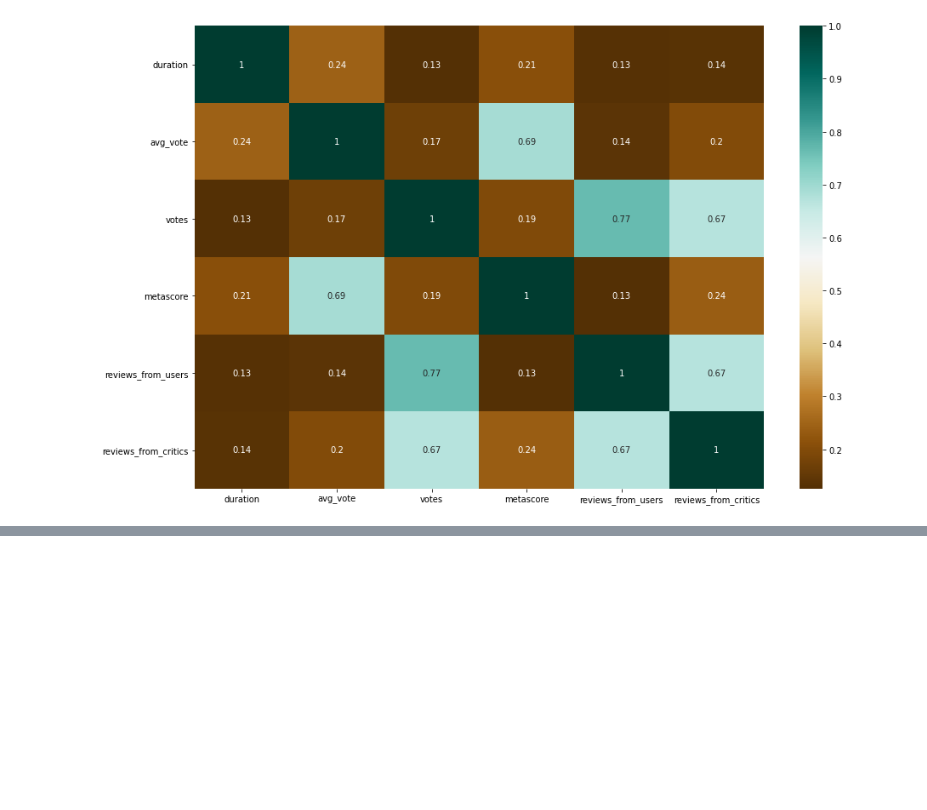
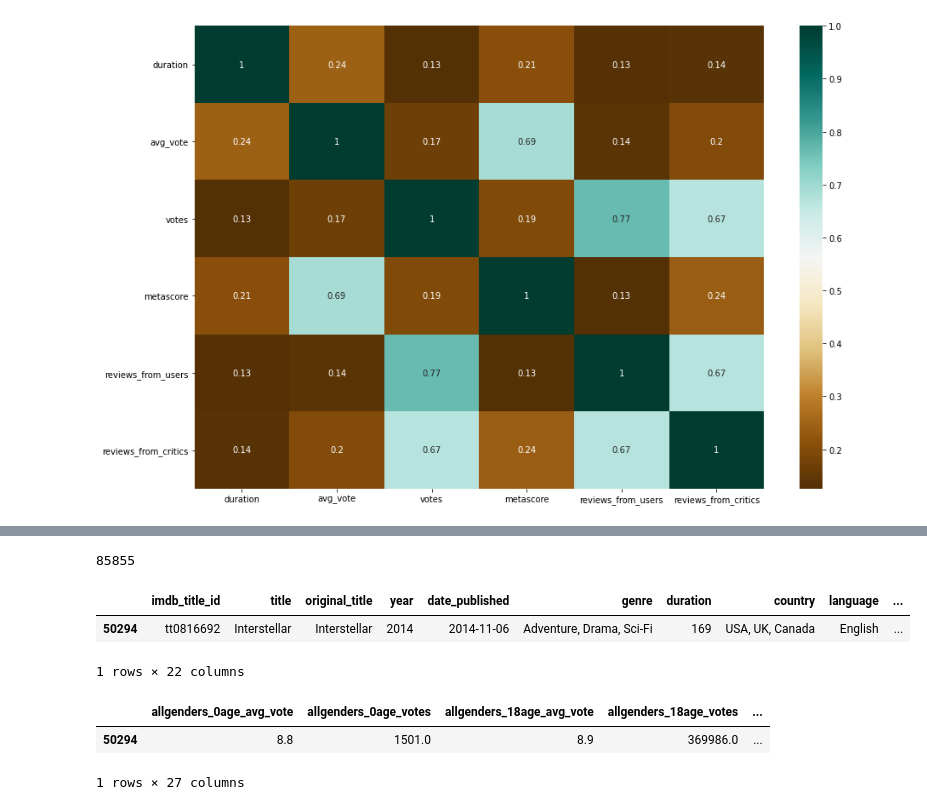
Before and after one commit to Garcipaldis/bridge_datascience_JorgeGarcia, a Jupyter notebook: EDA Project/Prueba_Concepto.ipynb, the cells around one changed output, grey strips where cells are left out. Saved outputs shown, nothing was run; the diff lists cells and outputs as text; code cells hidden in the pictures; blank space fills up the shorter version.

```diff
--- a/EDA Project/Prueba_Concepto.ipynb
+++ b/EDA Project/Prueba_Concepto.ipynb
@@ -47,0 +85,16 @@ c
+# %%
+len(ratings)
+# %% [output]
+85855
+# %%
+movies[movies['title'] == 'Interstellar']
+# %% [output]
+|  | imdb_title_id | title | original_title | year | date_published | genre | duration | country | language | ... |
+| 50294 | tt0816692 | Interstellar | Interstellar | 2014 | 2014-11-06 | Adventure, Drama, Sci-Fi | 169 | USA, UK, Canada | English | ... |
+1 rows × 22 columns
+# %%
+ratings[ratings['imdb_title_id'] == 'tt0816692'].loc[:, 'allgenders_0age_avg_vote':'females_45age_avg_vote']
+# %% [output]
+|  | allgenders_0age_avg_vote | allgenders_0age_votes | allgenders_18age_avg_vote | allgenders_18age_votes | ... |
+| 50294 | 8.8 | 1501.0 | 8.9 | 369986.0 | ... |
+1 rows × 27 columns
```
Also changed, not shown: parts of 4 cells of this notebook, 8 other files.
